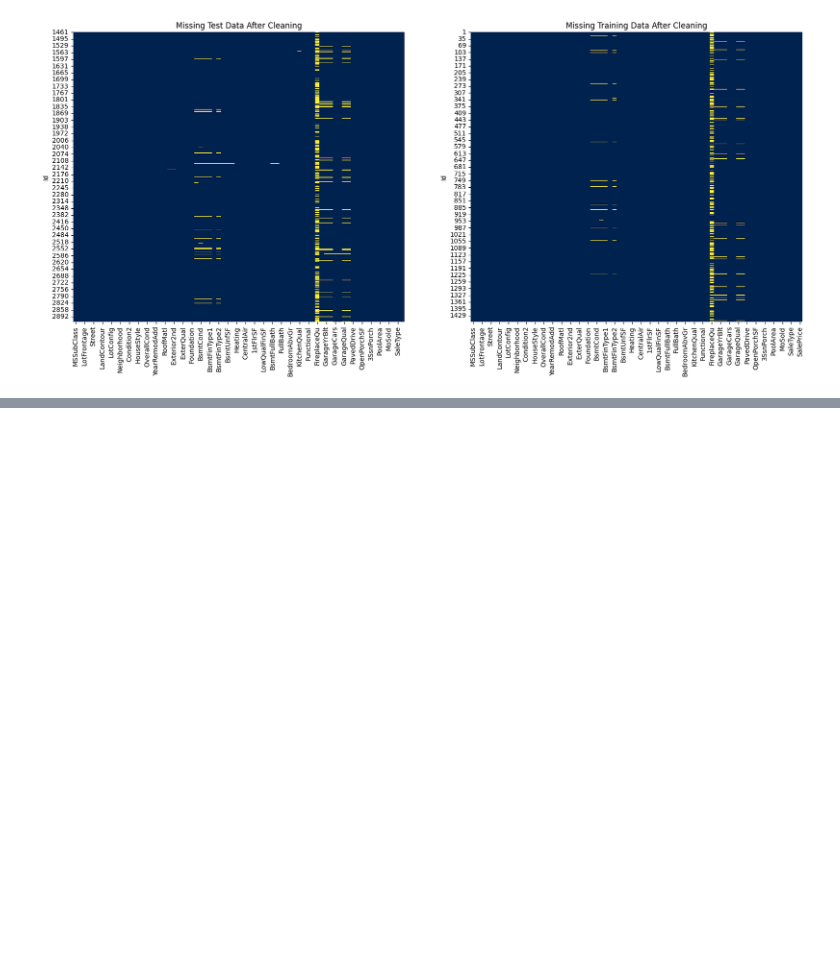
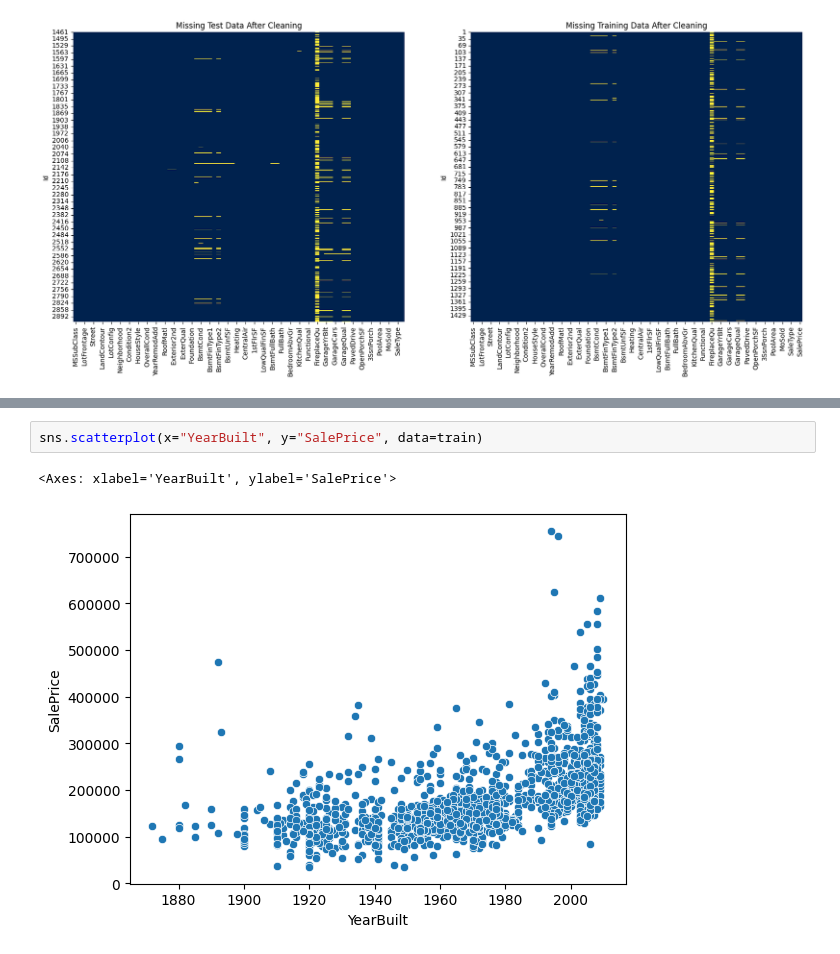
Before and after one commit to dustyshaw/Data_Sci_Final, a Jupyter notebook: Math_3080_Final.ipynb, the cells around one changed output, grey strips where cells are left out. Drawn from its saved outputs; the diff is of its cells as text; blank space fills up the shorter version.

```diff
--- a/Math_3080_Final.ipynb
+++ b/Math_3080_Final.ipynb
@@ -244,0 +322,5 @@ sns.heatmap(numeric_test.corr())
+# %%
+sns.scatterplot(x="YearBuilt", y="SalePrice", data=train)
+# %% [output]
+<Axes: xlabel='YearBuilt', ylabel='SalePrice'>
+[figure, added]
```
Also changed, not shown: parts of 18 cells of this notebook, 1 other file.
